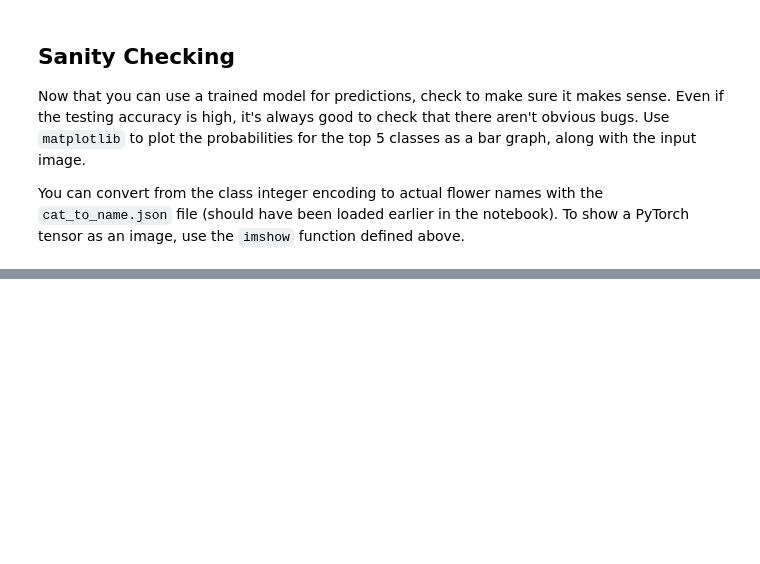
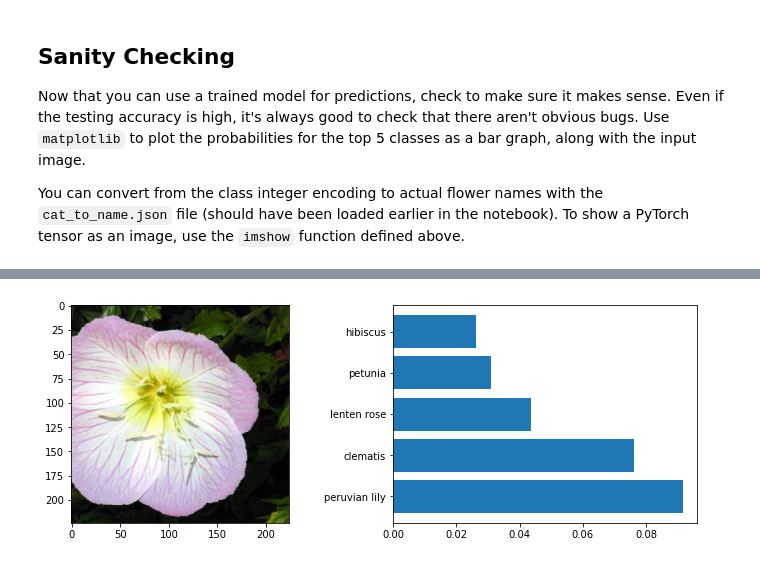
Before and after one commit to bvcmartins/dsndProject2, a Jupyter notebook: aipnd_main.ipynb, the cells around one changed output, grey strips where cells are left out. Cells and saved outputs as stored; diff of their text form; code cells hidden in the pictures; blank space fills up the shorter version.

Commit message:
added comparison of sanity checking using vgg16 and resnet 50

```diff
--- a/aipnd_main.ipynb
+++ b/aipnd_main.ipynb
@@ -498,7 +498,8 @@ def loadModel(checkpoint, gpu_test):
 
     return model
 # %%
-model2 = loadModel('./checkpoint_1.pth', gpu_test)
+#model2 = loadModel('./checkpoint_1.pth', gpu_test)
+#model2 = loadModel('./checkpoint_vgg16.pth', gpu_test)
 # %%
 model2.to(device)
 # %% [output]
@@ -568,7 +569,7 @@ def process_image(image):
     toTensor = transforms.ToTensor()
     return toTensor(crop(scale(img))).numpy()
 # %%
-img = process_image('test_image.jpg')
+img = process_image('1.jpg')
 # %% [markdown]
 ## Class Prediction
 
@@ -666 +665,6 @@ cpu
 [figure]
+# %%
+model3 = loadModel('./checkpoint_resnet50.pth', gpu_test)
+test_loss, accuracy = test_model(model3, criterion, loader_test)
+print("Test loss = {:.3f}".format(test_loss/len(loader_test)))
+print("Test accuracy = {:.3f}".format(accuracy/len(loader_test)))
@@ -666,0 +674,5 @@ cpu
+# %%
+# testing with class 1 - 'pink primrose'
+plot_prediction('1.jpg',model3)
+# %% [output]
+[figure, added]
```
Also changed, not shown: parts of 17 cells of this notebook.
